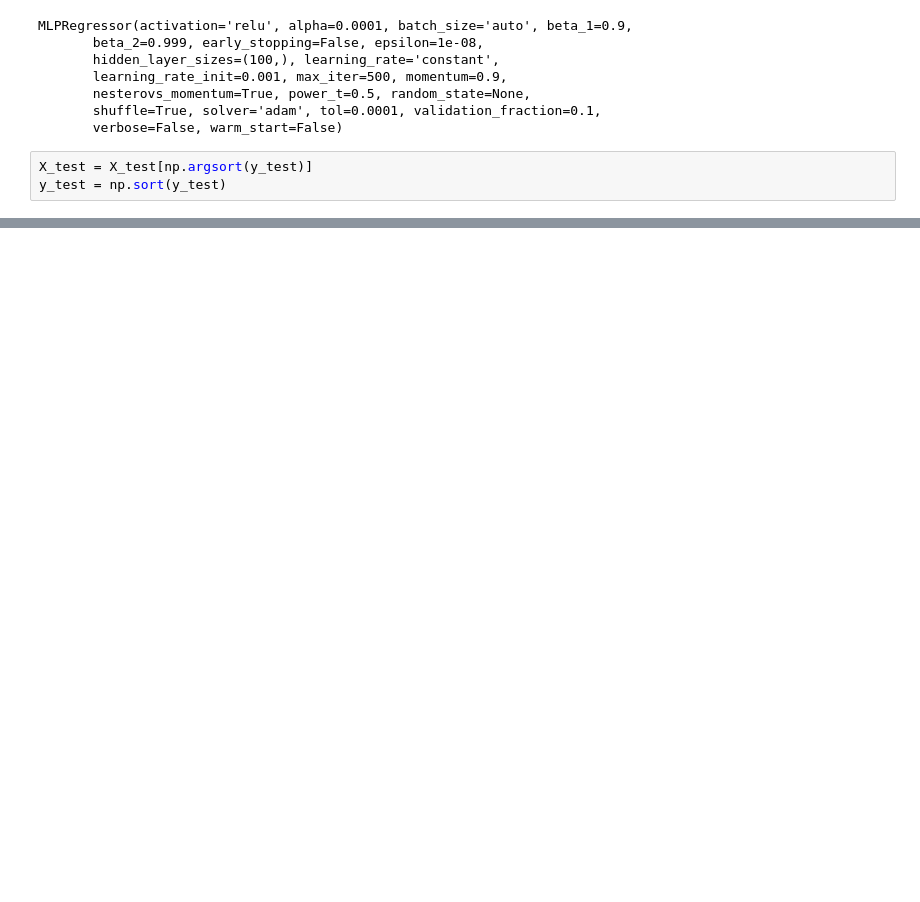
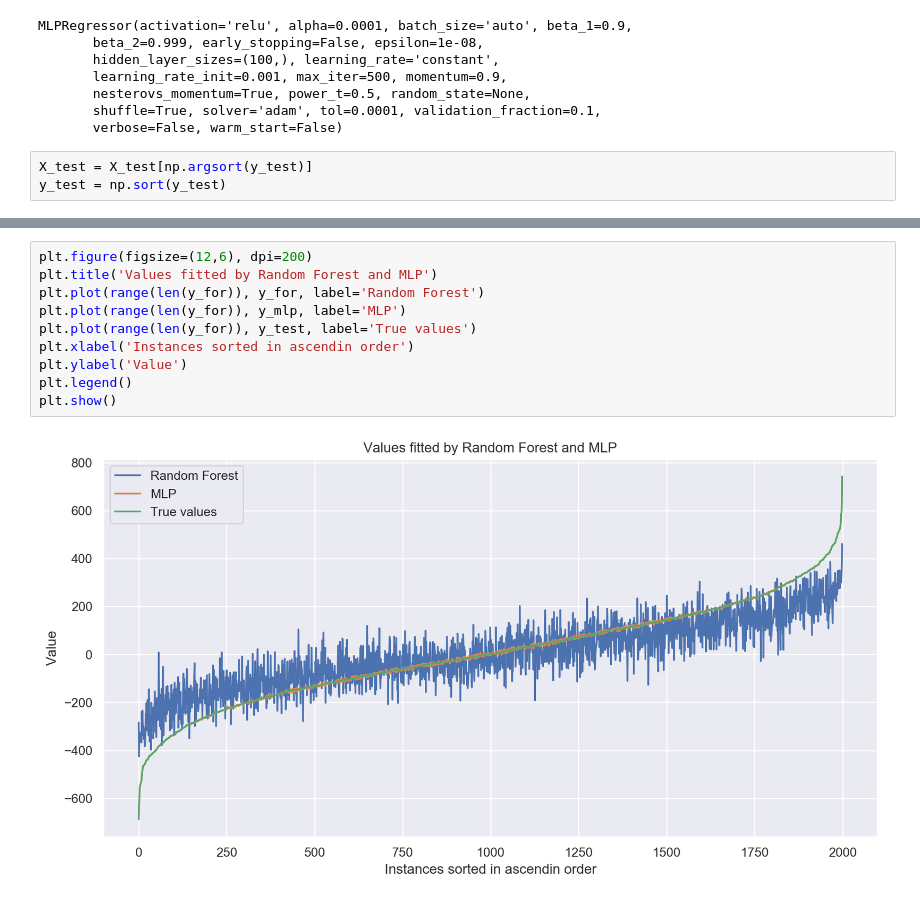
Before and after one commit to nessyht/FOML-Bomberman, a Jupyter notebook: Forest_MLP_comparison.ipynb, the cells around one changed output, grey strips where cells are left out. Drawn from its saved outputs; the diff is of its cells as text; blank space fills up the shorter version.

```diff
--- a/Forest_MLP_comparison.ipynb
+++ b/Forest_MLP_comparison.ipynb
@@ -67 +67,13 @@ print(y_for[:5])
+# %%
+plt.figure(figsize=(12,6), dpi=200)
+plt.title('Values fitted by Random Forest and MLP')
+plt.plot(range(len(y_for)), y_for, label='Random Forest')
+plt.plot(range(len(y_for)), y_mlp, label='MLP')
+plt.plot(range(len(y_for)), y_test, label='True values')
+plt.xlabel('Instances sorted in ascendin order')
+plt.ylabel('Value')
+plt.legend()
+plt.show()
+# %% [output]
+[figure, added]
 # %%
```
Also changed, not shown: parts of 7 cells of this notebook, 7 other files.
